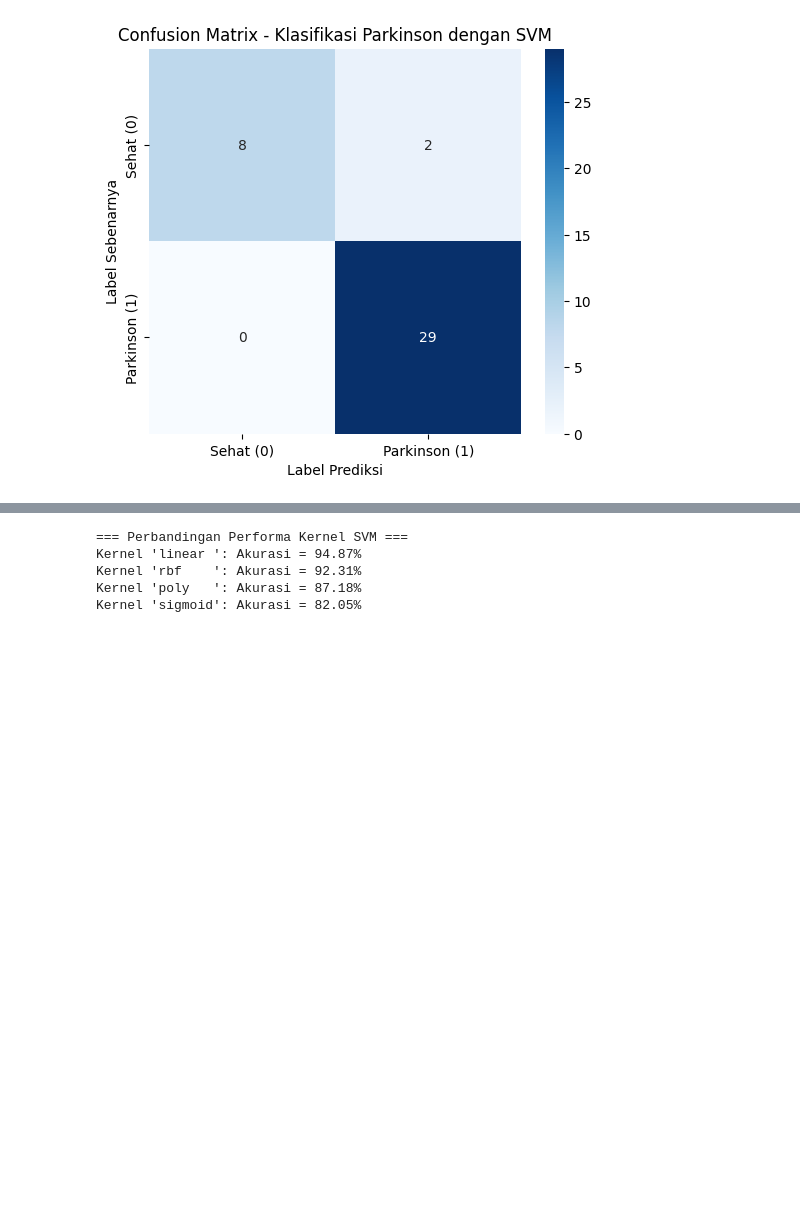
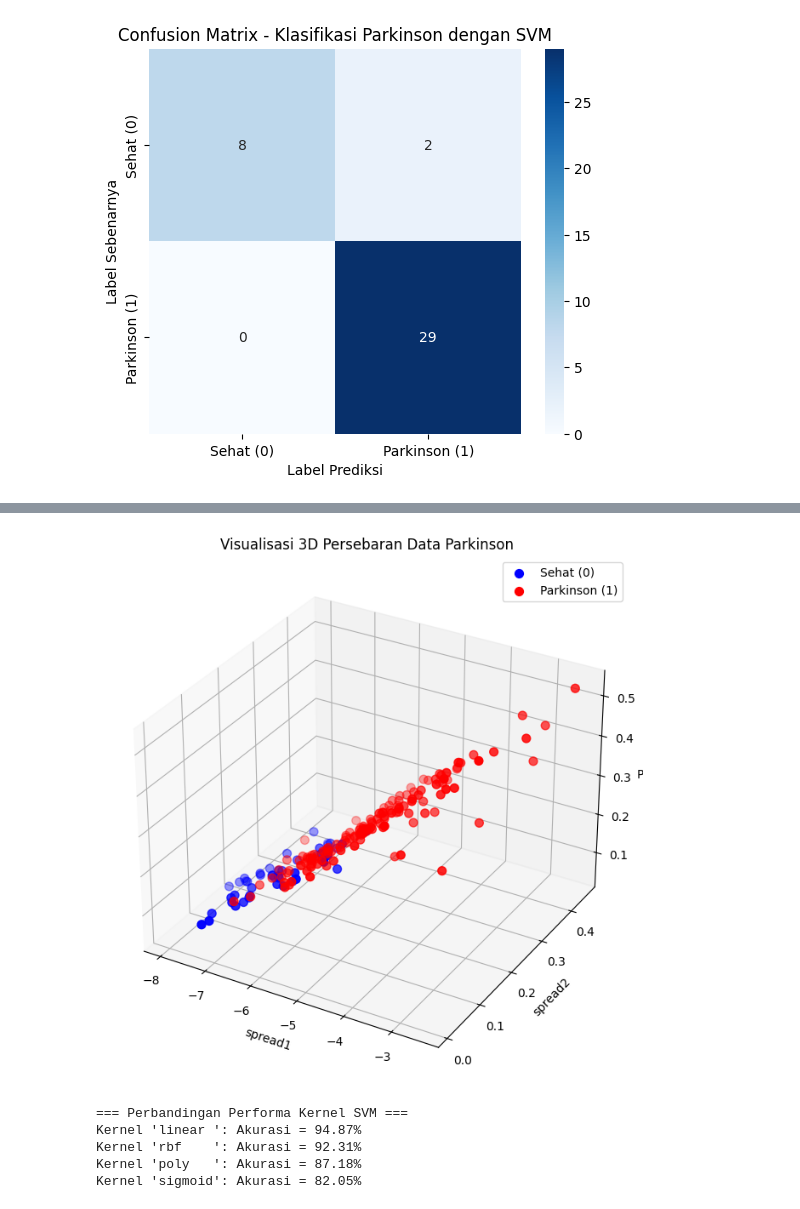
Before and after one commit to MuhammadArisNaufal/AI_CHATBOT, a Jupyter notebook: Copy_of_praktikum6Aris.ipynb, the cells around one changed output, grey strips where cells are left out. Saved outputs shown, nothing was run; the diff lists cells and outputs as text; code cells hidden in the pictures; blank space fills up the shorter version.

```diff
--- a/Copy_of_praktikum6Aris.ipynb
+++ b/Copy_of_praktikum6Aris.ipynb
@@ -152,3 +169,21 @@ plt.show()
+# %%
+fig = plt.figure(figsize=(10, 8))
+ax = fig.add_subplot(111, projection='3d')
+
+sehat = df[df['status'] == 0]
+parkinson = df[df['status'] == 1]
+
+ax.scatter(sehat['spread1'], sehat['spread2'], sehat['PPE'], c='blue', label='Sehat (0)', s=50)
+ax.scatter(parkinson['spread1'], parkinson['spread2'], parkinson['PPE'], c='red', label='Parkinson (1)', s=50)
+
+ax.set_title("Visualisasi 3D Persebaran Data Parkinson")
+ax.set_xlabel("spread1")
+ax.set_ylabel("spread2")
+ax.set_zlabel("PPE")
+ax.legend()
+plt.show()
+# %% [output]
+[figure, added]
 # %%
 kernels = ['linear', 'rbf', 'poly', 'sigmoid']
 
```
Also changed, not shown: parts of 2 cells of this notebook.
